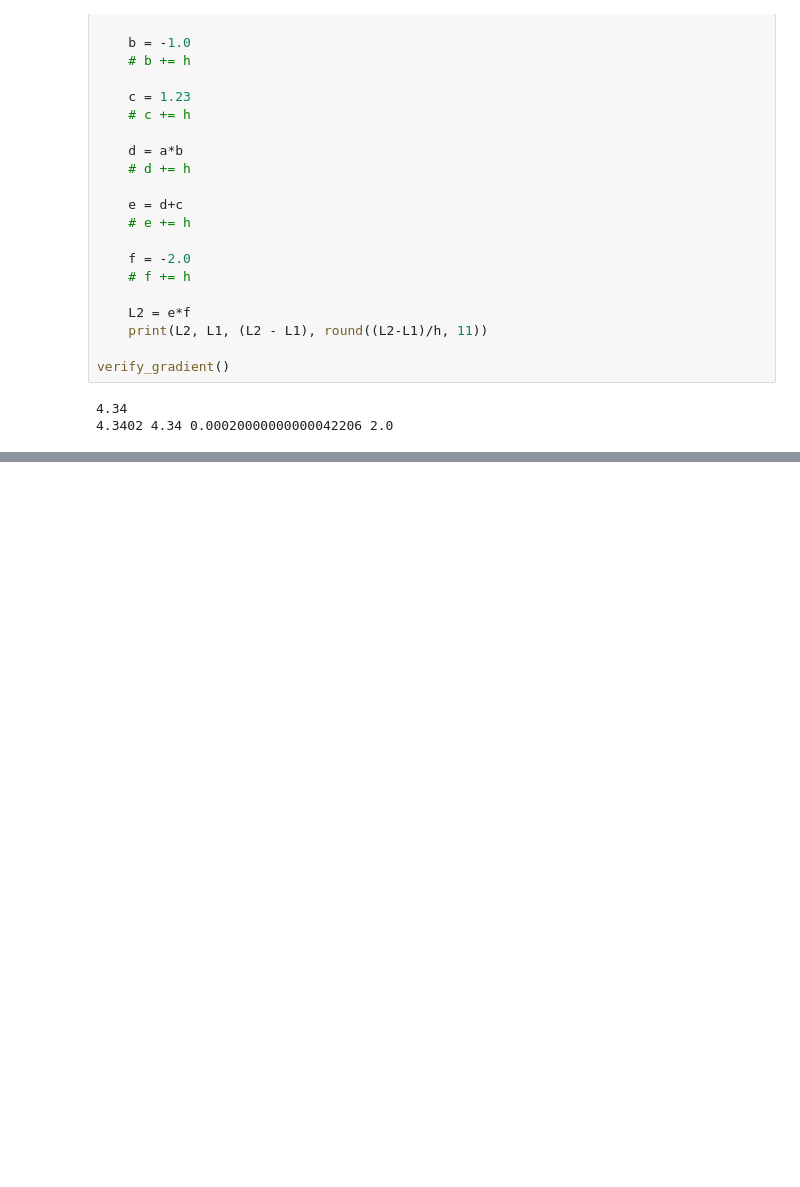
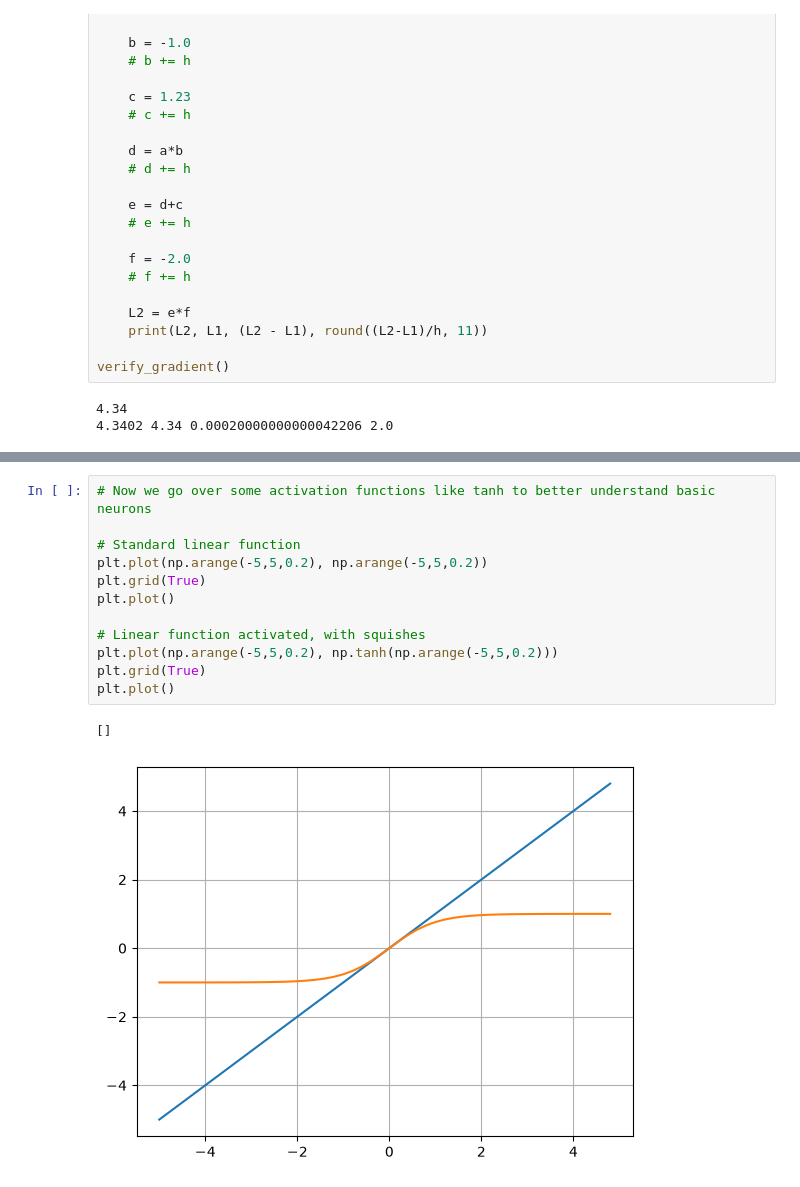
Before and after one commit to Kazutadashi/machine-learning-study, a Jupyter notebook: zero-to-hero/building_micrograd/lab.ipynb, the cells around one changed output, grey strips where cells are left out. Drawn from its saved outputs; the diff is of its cells as text; blank space fills up the shorter version.

Commit message:
Show how grad influences loss, make simple tanh function

```diff
--- a/zero-to-hero/building_micrograd/lab.ipynb
+++ b/zero-to-hero/building_micrograd/lab.ipynb
@@ -192,0 +247,15 @@ verify_gradient()
+# %%
+# Now we go over some activation functions like tanh to better understand basic neurons
+
+# Standard linear function
+plt.plot(np.arange(-5,5,0.2), np.arange(-5,5,0.2))
+plt.grid(True)
+plt.plot()
+
+# Linear function activated, with squishes
+plt.plot(np.arange(-5,5,0.2), np.tanh(np.arange(-5,5,0.2)))
+plt.grid(True)
+plt.plot()
+# %% [output]
+[]
+[figure, added]
```
Also changed, not shown: parts of 3 cells of this notebook.
